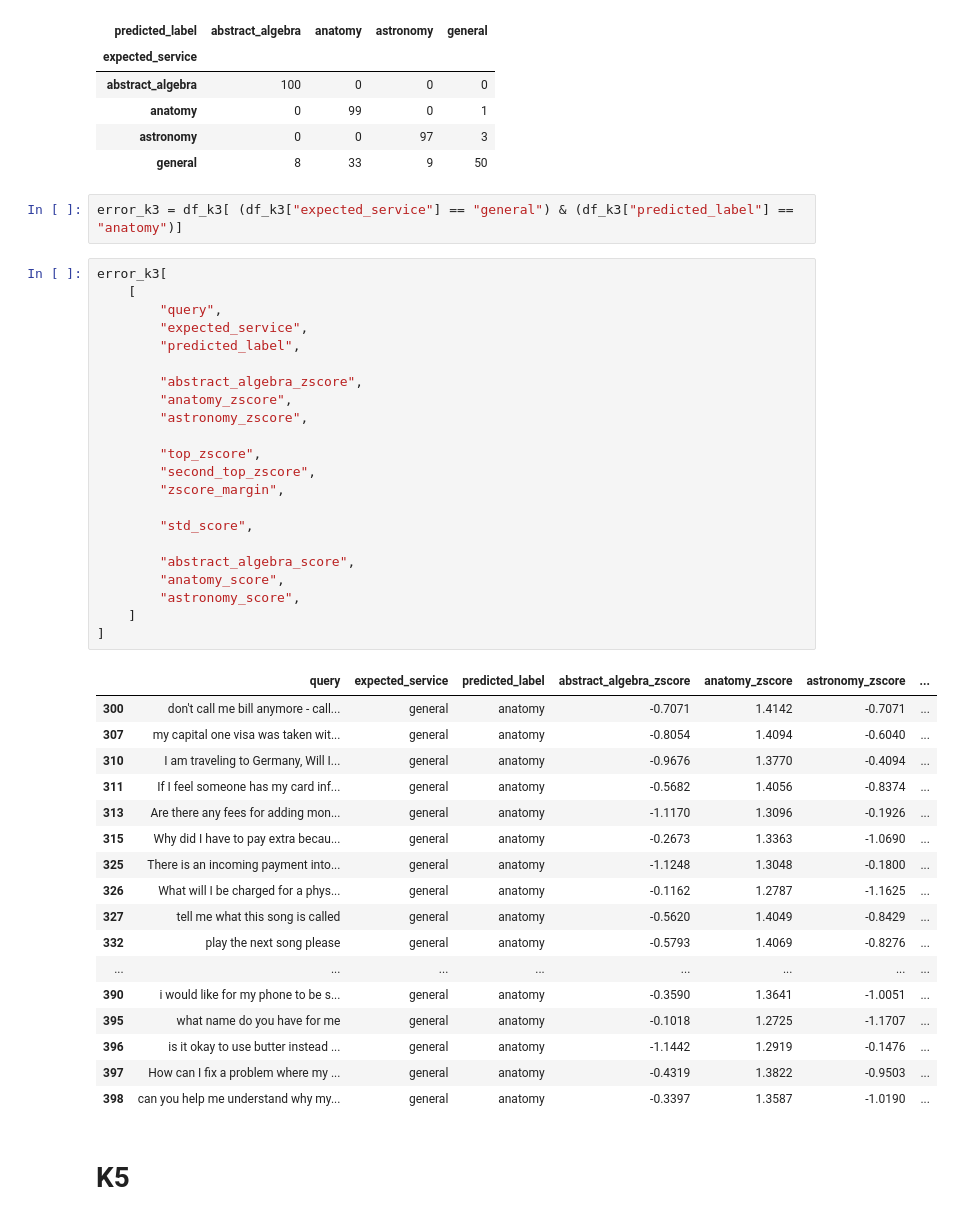
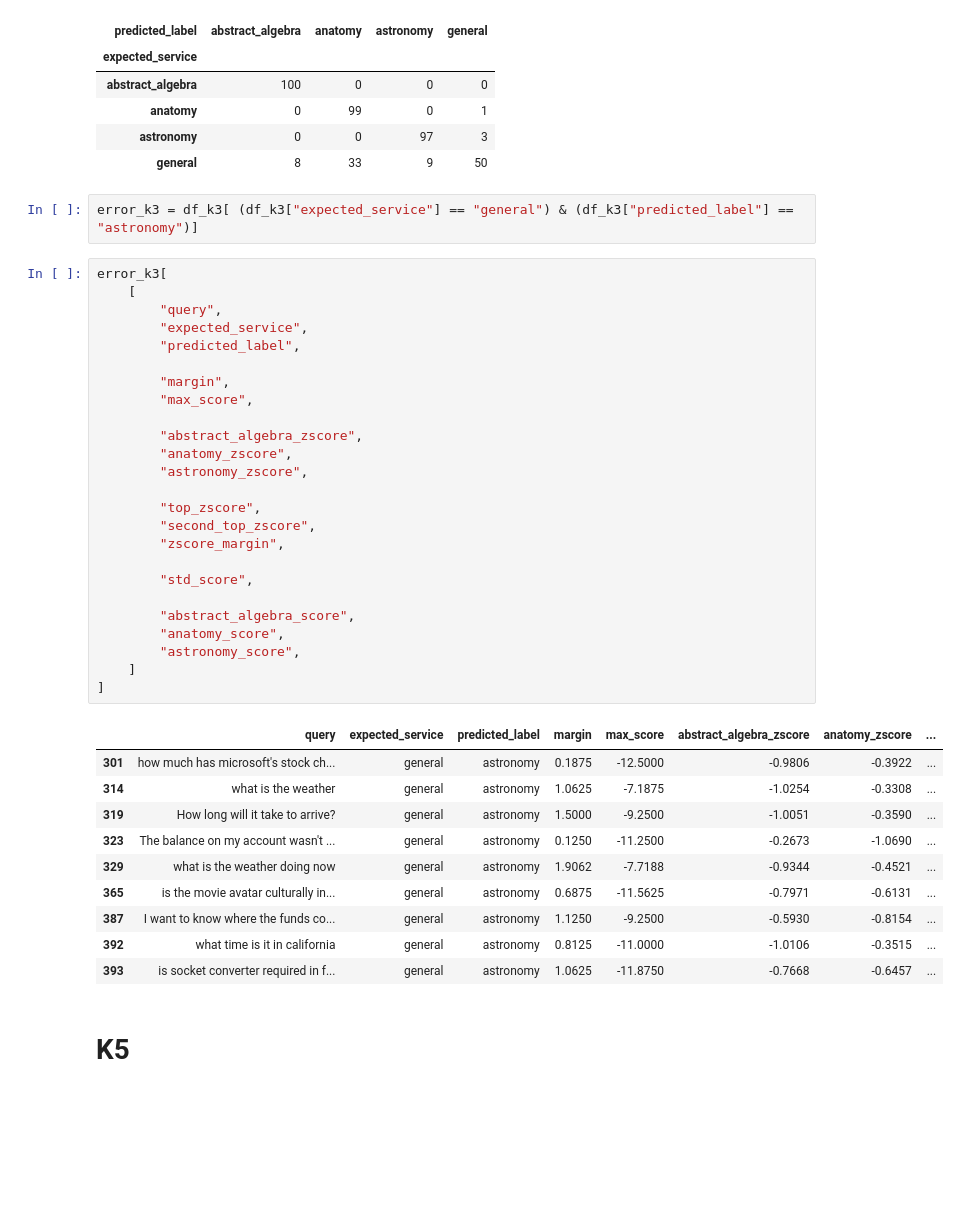
Before and after one commit to TheOpenSI/ADAPT, a Jupyter notebook: results_global_threshold/Test Set Analyser.ipynb, the cells around one changed output. Saved outputs shown, nothing was run; the diff lists cells and outputs as text; blank space fills up the shorter version.

```diff
--- a/results_global_threshold/Test Set Analyser.ipynb
+++ b/results_global_threshold/Test Set Analyser.ipynb
@@ -177,47 +177,43 @@ cm_k3
 | astronomy | 0 | 0 | 97 | 3 |
 | general | 8 | 33 | 9 | 50 |
 # %%
-error_k3 = df_k3[ (df_k3["expected_service"] == "general") & (df_k3["predicted_label"] == "anatomy")]
+error_k3 = df_k3[ (df_k3["expected_service"] == "general") & (df_k3["predicted_label"] == "astronomy")]
 # %%
 error_k3[
     [
         "query",
         "expected_service",
         "predicted_label",
+
+        "margin",
+        "max_score",
 
         "abstract_algebra_zscore",
         "anatomy_zscore",
         "astronomy_zscore",
 
         "top_zscore",
         "second_top_zscore",
         "zscore_margin",
 
         "std_score",
 
         "abstract_algebra_score",
         "anatomy_score",
         "astronomy_score",
     ]
 ]
 # %% [output]
-|  | query | expected_service | predicted_label | abstract_algebra_zscore | anatomy_zscore | astronomy_zscore | ... |
-| 300 | don't call me bill anymore - call... | general | anatomy | -0.7071 | 1.4142 | -0.7071 | ... |
-| 307 | my capital one visa was taken wit... | general | anatomy | -0.8054 | 1.4094 | -0.6040 | ... |
-| 310 | I am traveling to Germany, Will I... | general | anatomy | -0.9676 | 1.3770 | -0.4094 | ... |
-| 311 | If I feel someone has my card inf... | general | anatomy | -0.5682 | 1.4056 | -0.8374 | ... |
-| 313 | Are there any fees for adding mon... | general | anatomy | -1.1170 | 1.3096 | -0.1926 | ... |
-| 315 | Why did I have to pay extra becau... | general | anatomy | -0.2673 | 1.3363 | -1.0690 | ... |
-| 325 | There is an incoming payment into... | general | anatomy | -1.1248 | 1.3048 | -0.1800 | ... |
-| 326 | What will I be charged for a phys... | general | anatomy | -0.1162 | 1.2787 | -1.1625 | ... |
-| 327 | tell me what this song is called | general | anatomy | -0.5620 | 1.4049 | -0.8429 | ... |
-| 332 | play the next song please | general | anatomy | -0.5793 | 1.4069 | -0.8276 | ... |
-| ... | ... | ... | ... | ... | ... | ... | ... |
-| 390 | i would like for my phone to be s... | general | anatomy | -0.3590 | 1.3641 | -1.0051 | ... |
-| 395 | what name do you have for me | general | anatomy | -0.1018 | 1.2725 | -1.1707 | ... |
-| 396 | is it okay to use butter instead ... | general | anatomy | -1.1442 | 1.2919 | -0.1476 | ... |
-| 397 | How can I fix a problem where my ... | general | anatomy | -0.4319 | 1.3822 | -0.9503 | ... |
-| 398 | can you help me understand why my... | general | anatomy | -0.3397 | 1.3587 | -1.0190 | ... |
+|  | query | expected_service | predicted_label | margin | max_score | abstract_algebra_zscore | anatomy_zscore | ... |
+| 301 | how much has microsoft's stock ch... | general | astronomy | 0.1875 | -12.5000 | -0.9806 | -0.3922 | ... |
+| 314 | what is the weather | general | astronomy | 1.0625 | -7.1875 | -1.0254 | -0.3308 | ... |
+| 319 | How long will it take to arrive? | general | astronomy | 1.5000 | -9.2500 | -1.0051 | -0.3590 | ... |
+| 323 | The balance on my account wasn't ... | general | astronomy | 0.1250 | -11.2500 | -0.2673 | -1.0690 | ... |
+| 329 | what is the weather doing now | general | astronomy | 1.9062 | -7.7188 | -0.9344 | -0.4521 | ... |
+| 365 | is the movie avatar culturally in... | general | astronomy | 0.6875 | -11.5625 | -0.7971 | -0.6131 | ... |
+| 387 | I want to know where the funds co... | general | astronomy | 1.1250 | -9.2500 | -0.5930 | -0.8154 | ... |
+| 392 | what time is it in california | general | astronomy | 0.8125 | -11.0000 | -1.0106 | -0.3515 | ... |
+| 393 | is socket converter required in f... | general | astronomy | 1.0625 | -11.8750 | -0.7668 | -0.6457 | ... |
 # %% [markdown]
 # K5
 # %%
```
Also changed, not shown: parts of 7 cells of this notebook, 2 other files.
